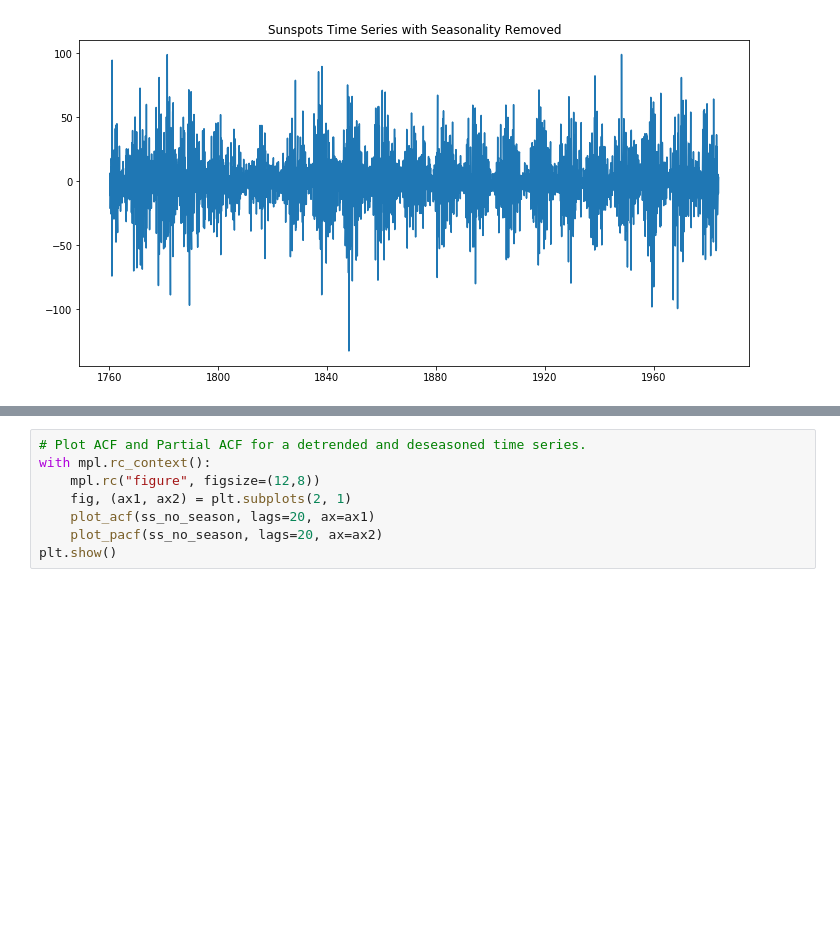
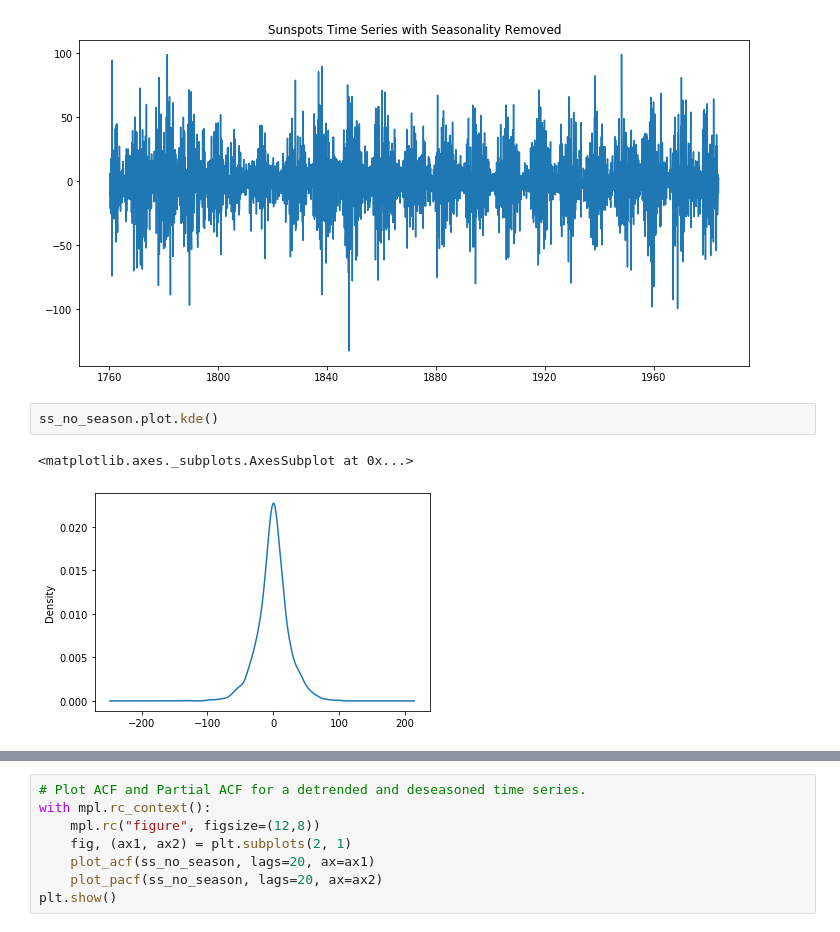
Before and after one commit to scottkds/sunspots, a Jupyter notebook: sunspots.ipynb, the cells around one changed output, grey strips where cells are left out. Cells and saved outputs as stored; diff of their text form; blank space fills up the shorter version.

```diff
--- a/sunspots.ipynb
+++ b/sunspots.ipynb
@@ -516,3 +518,8 @@ plt.title('Sunspots Time Series with Seasonality Removed')
 # %% [output]
 Text(0.5, 1.0, 'Sunspots Time Series with Seasonality Removed')
 [figure]
+# %%
+ss_no_season.plot.kde()
+# %% [output]
+<matplotlib.axes._subplots.AxesSubplot at 0x...>
+[figure, added]
```
Also changed, not shown: parts of 23 cells of this notebook.
